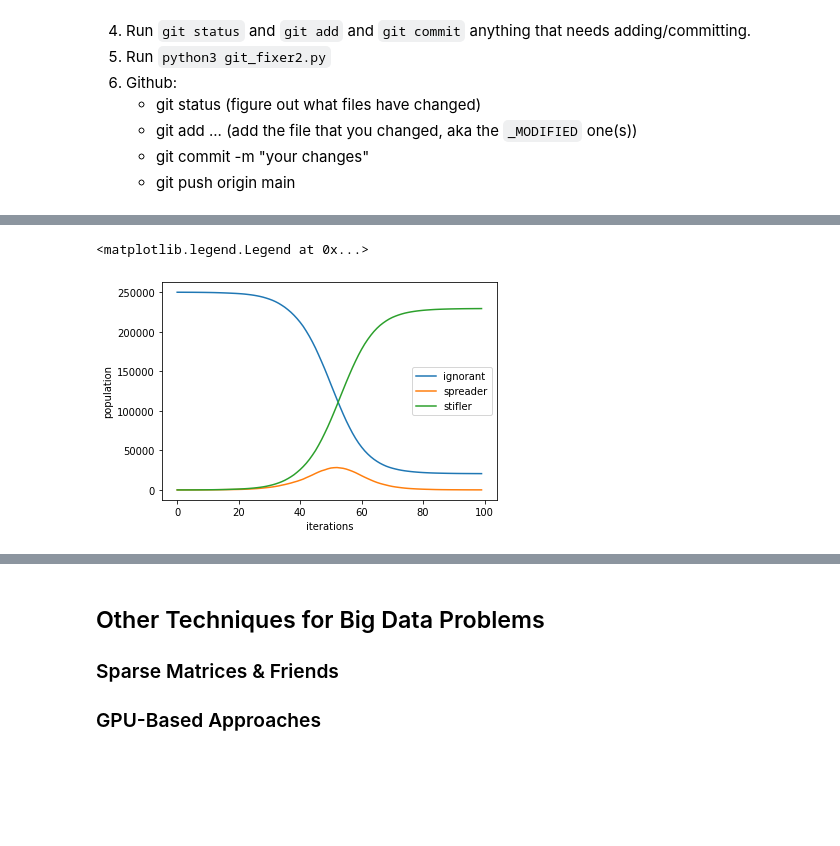
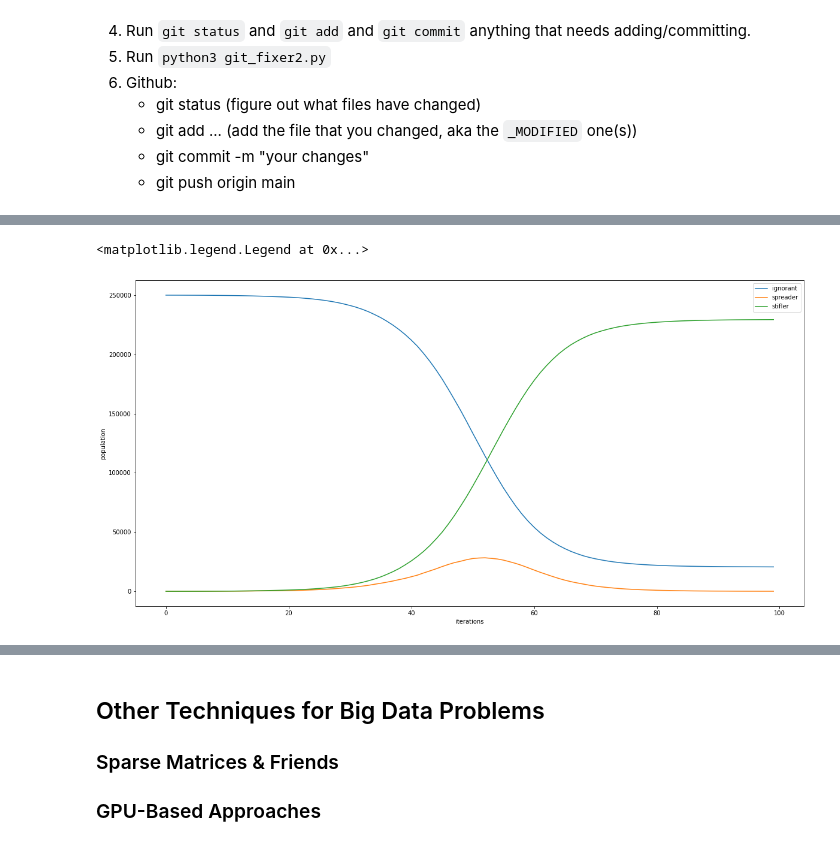
Before and after one commit to network-science-data-and-models/book-core, a Jupyter notebook: class_19_bigdata2.ipynb, the cells around one changed output, grey strips where cells are left out. Saved outputs shown, nothing was run; the diff lists cells and outputs as text; code cells hidden in the pictures; blank space fills up the shorter version.

```diff
--- a/class_19_bigdata2.ipynb
+++ b/class_19_bigdata2.ipynb
@@ -61,22 +89,23 @@ Today we're going to practice simulating the rumor model in a variety of ways; s
 # %%
 import pickle
 import collections
 import matplotlib.pyplot as plt
 
+plt.rcParams['figure.figsize'] = (20, 10)
 dset = pickle.load(open('./rumor_model_agent_based.pkl', 'rb'))
 
 counts = [collections.Counter(idx.values()) for idx in dset]
 
 ignorant = [c['ignorant'] for c in counts]
 spreader = [c['spreader'] for c in counts]
 stifler = [c['stifler'] for c in counts]
 
 plt.plot([i for i in range(len(counts))], ignorant, label='ignorant')
 plt.plot([i for i in range(len(counts))], spreader, label='spreader')
 plt.plot([i for i in range(len(counts))], stifler, label='stifler')
 plt.xlabel('iterations')
 plt.ylabel('population')
 plt.legend()
 # %% [output]
 <matplotlib.legend.Legend at 0x...>
-[figure, old version]
+[figure, new version]
```
Also changed, not shown: parts of 9 cells of this notebook, 2 other files.
